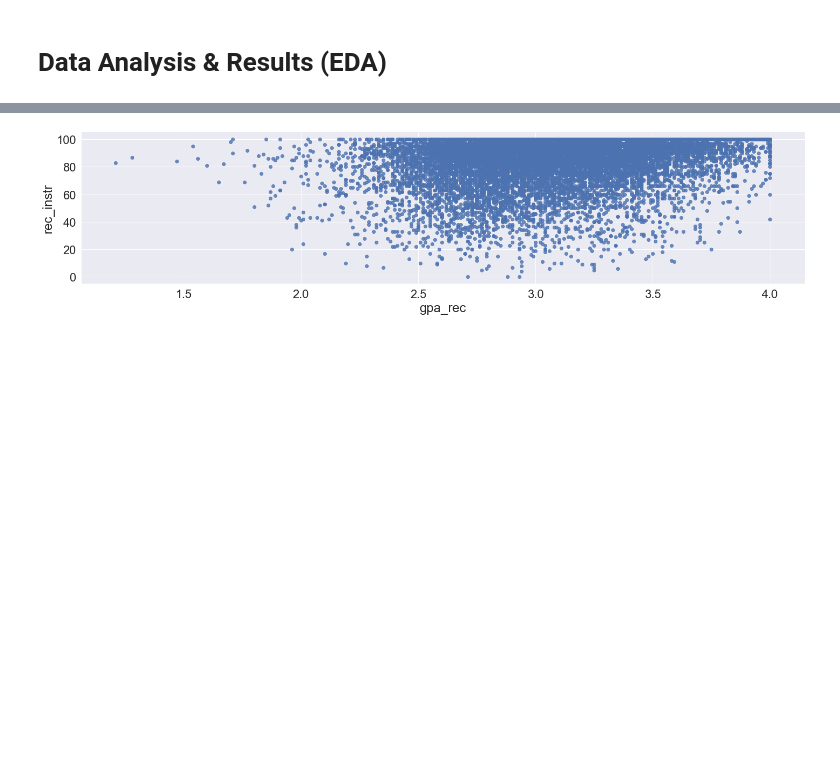
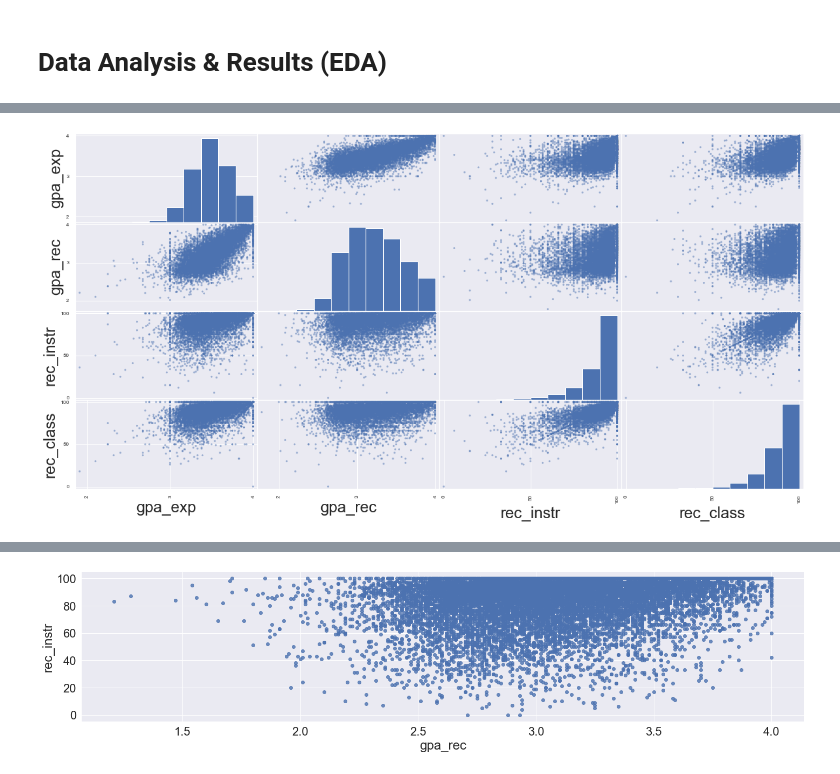
Before and after one commit to p-ghag/DataScience, a Jupyter notebook: EDACheckpoint_group046.ipynb, the cells around one changed output, grey strips where cells are left out. Drawn from its saved outputs; the diff is of its cells as text; code cells hidden in the pictures; blank space fills up the shorter version.

```diff
--- a/EDACheckpoint_group046.ipynb
+++ b/EDACheckpoint_group046.ipynb
@@ -232,0 +238,5 @@ cape_hum.head()
+# %%
+# generate a scatter matrix of social science professors
+fig2 = pd.plotting.scatter_matrix(cape_social_sci[['gpa_exp','gpa_rec','rec_instr','rec_class']], figsize=(20, 10))
+# %% [output]
+[figure, added]
```
Also changed, not shown: parts of 5 cells of this notebook.
